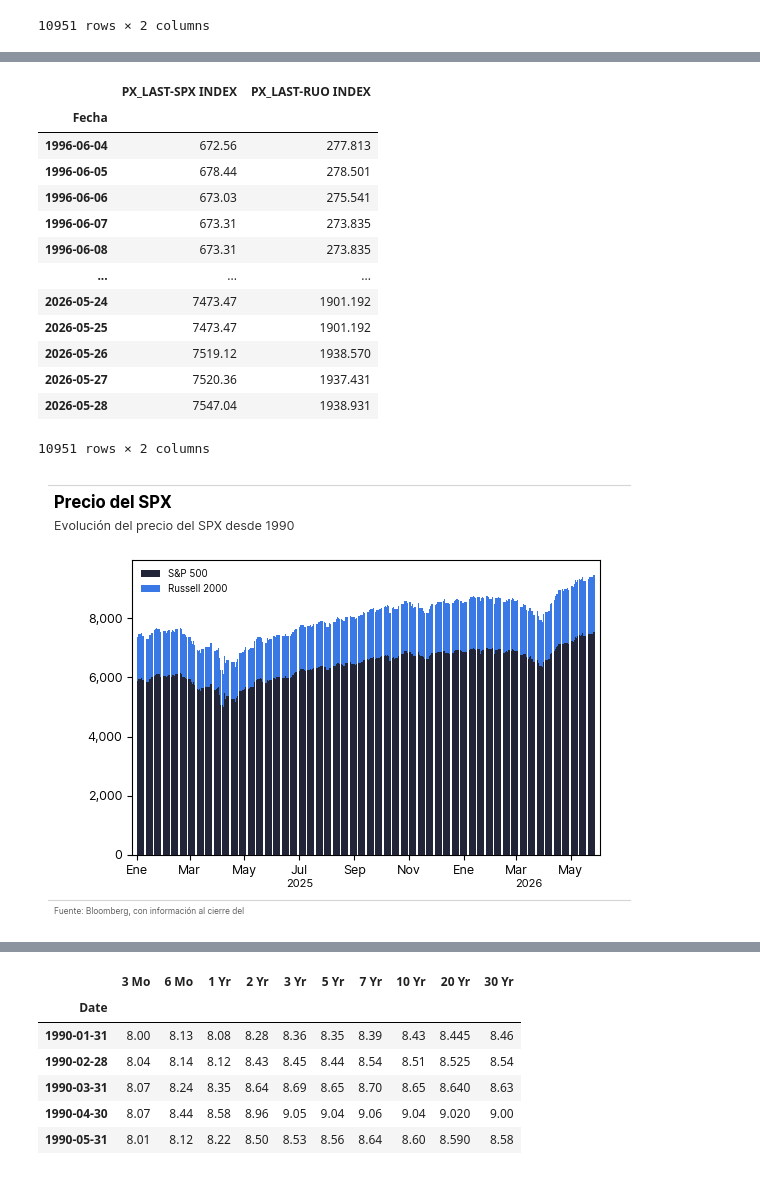
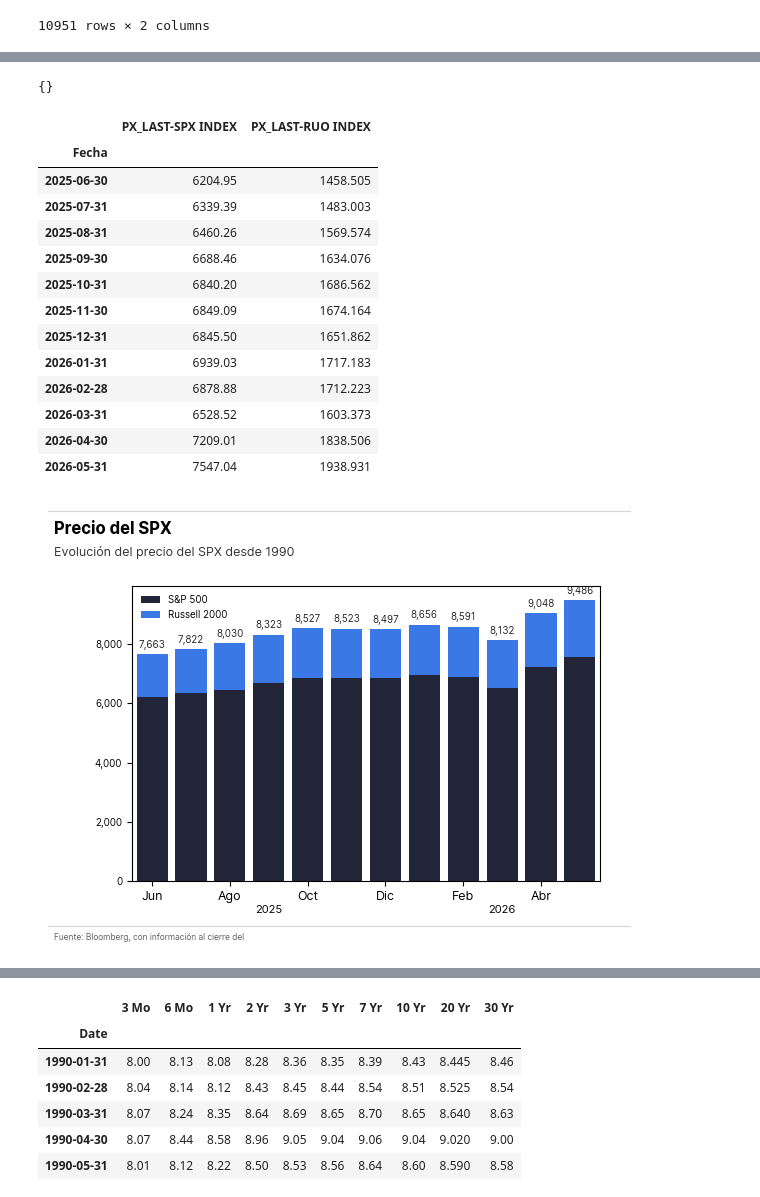
Before and after one commit to jc-ocampob/helpers_ps, a Jupyter notebook: Pruebas.ipynb, the cells around one changed output, grey strips where cells are left out. Drawn from its saved outputs; the diff is of its cells as text; code cells hidden in the pictures.

```diff
--- a/Pruebas.ipynb
+++ b/Pruebas.ipynb
@@ -129,49 +139,53 @@ graph.graph_line(
+# %%
+graficos_lamina1
+# %% [output]
+{}
 # %%
 data_indices_j = data_indices_i.copy()
-#data_indices_j = data_indices_j.resample("ME").last()
-#data_indices_j = data_indices_j.tail(12)
+data_indices_j = data_indices_j.resample("ME").last()
+data_indices_j = data_indices_j.tail(12)
 data_indices_j
 # %% [output]
 |  | PX_LAST-SPX INDEX | PX_LAST-RUO INDEX |
 | Fecha |  |  |
-| 1996-06-04 | 672.56 | 277.813 |
-| 1996-06-05 | 678.44 | 278.501 |
-| 1996-06-06 | 673.03 | 275.541 |
-| 1996-06-07 | 673.31 | 273.835 |
-| 1996-06-08 | 673.31 | 273.835 |
-| ... | ... | ... |
-| 2026-05-24 | 7473.47 | 1901.192 |
-| 2026-05-25 | 7473.47 | 1901.192 |
-| 2026-05-26 | 7519.12 | 1938.570 |
-| 2026-05-27 | 7520.36 | 1937.431 |
-| 2026-05-28 | 7547.04 | 1938.931 |
+| 2025-06-30 | 6204.95 | 1458.505 |
+| 2025-07-31 | 6339.39 | 1483.003 |
+| 2025-08-31 | 6460.26 | 1569.574 |
+| 2025-09-30 | 6688.46 | 1634.076 |
+| 2025-10-31 | 6840.20 | 1686.562 |
+| 2025-11-30 | 6849.09 | 1674.164 |
+| 2025-12-31 | 6845.50 | 1651.862 |
+| 2026-01-31 | 6939.03 | 1717.183 |
+| 2026-02-28 | 6878.88 | 1712.223 |
+| 2026-03-31 | 6528.52 | 1603.373 |
+| 2026-04-30 | 7209.01 | 1838.506 |
+| 2026-05-31 | 7547.04 | 1938.931 |
-10951 rows × 2 columns
 # %%
 graph = Graph_mtplt(dataframe = data_indices_j)
 graph.graph_bar(
     tickers = "all",
     labels = ["S&P 500", "Russell 2000"],
     titles=dict(
         title="Precio del SPX",
         subtitle="Evolución del precio del SPX desde 1990"
     ),
     source = [f"Fuente: Bloomberg, con información al cierre del"],
     colors = PALETA_COLORES,
     bar_mode = "time",
     stacked = True,
     grouped=False,
-    show_values = False,
+    show_values = True,
     value_fmt = ",.0f",
     x_axis=dict(
         tick_step=2,
         fontsize=8,
         bbg_format=True,
         fmt="%Y-%m",
         lim = ("2025-01-01", None)
         ),
 )
 # %% [output]
-[figure, old version]
+[figure, new version]
 # %%
 graph = Graph_mtplt(dataframe = data_indices_j)
 graph.graph_box_whiskers(
```
Also changed, not shown: parts of 6 cells of this notebook, 3 other files.
